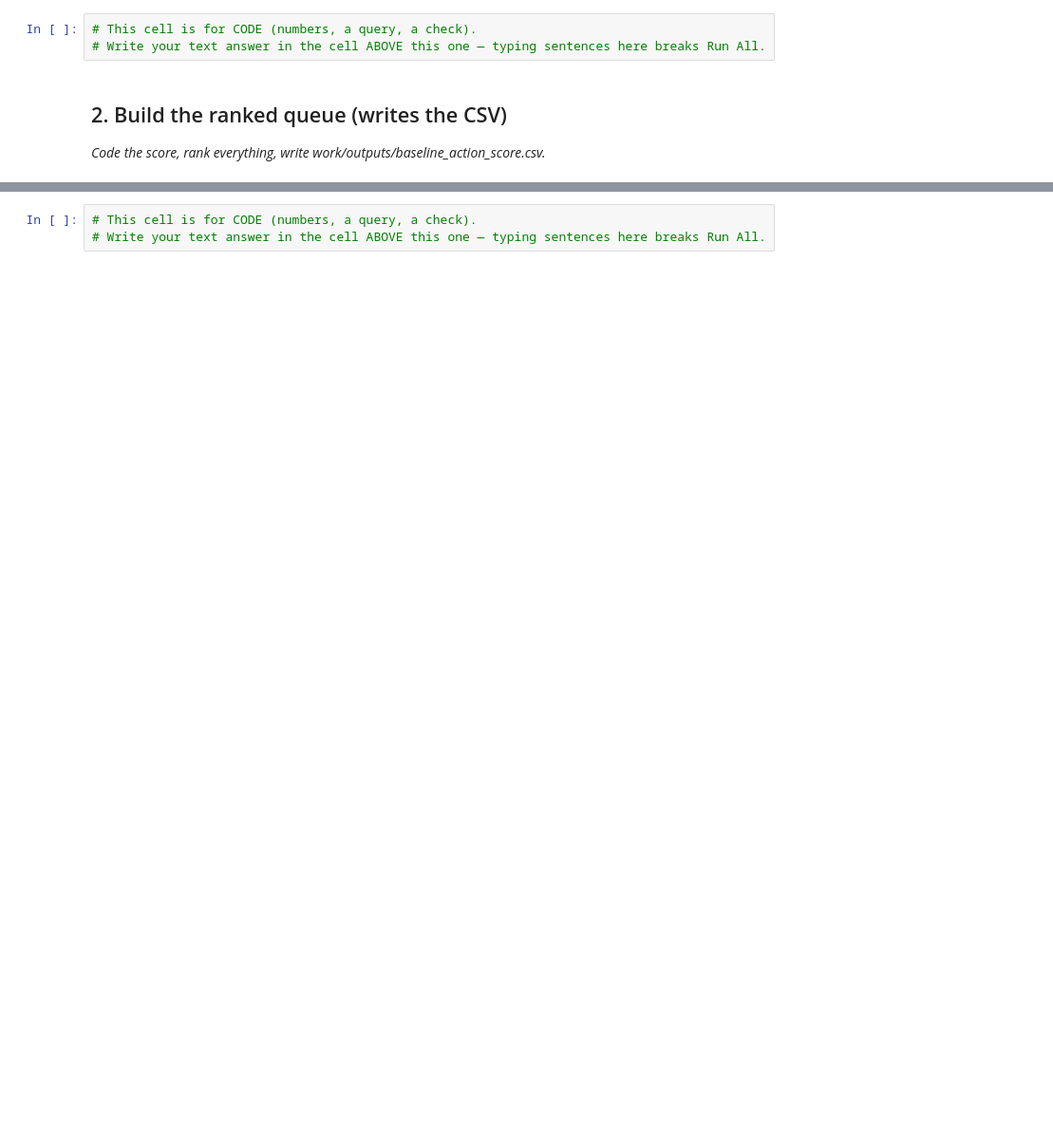
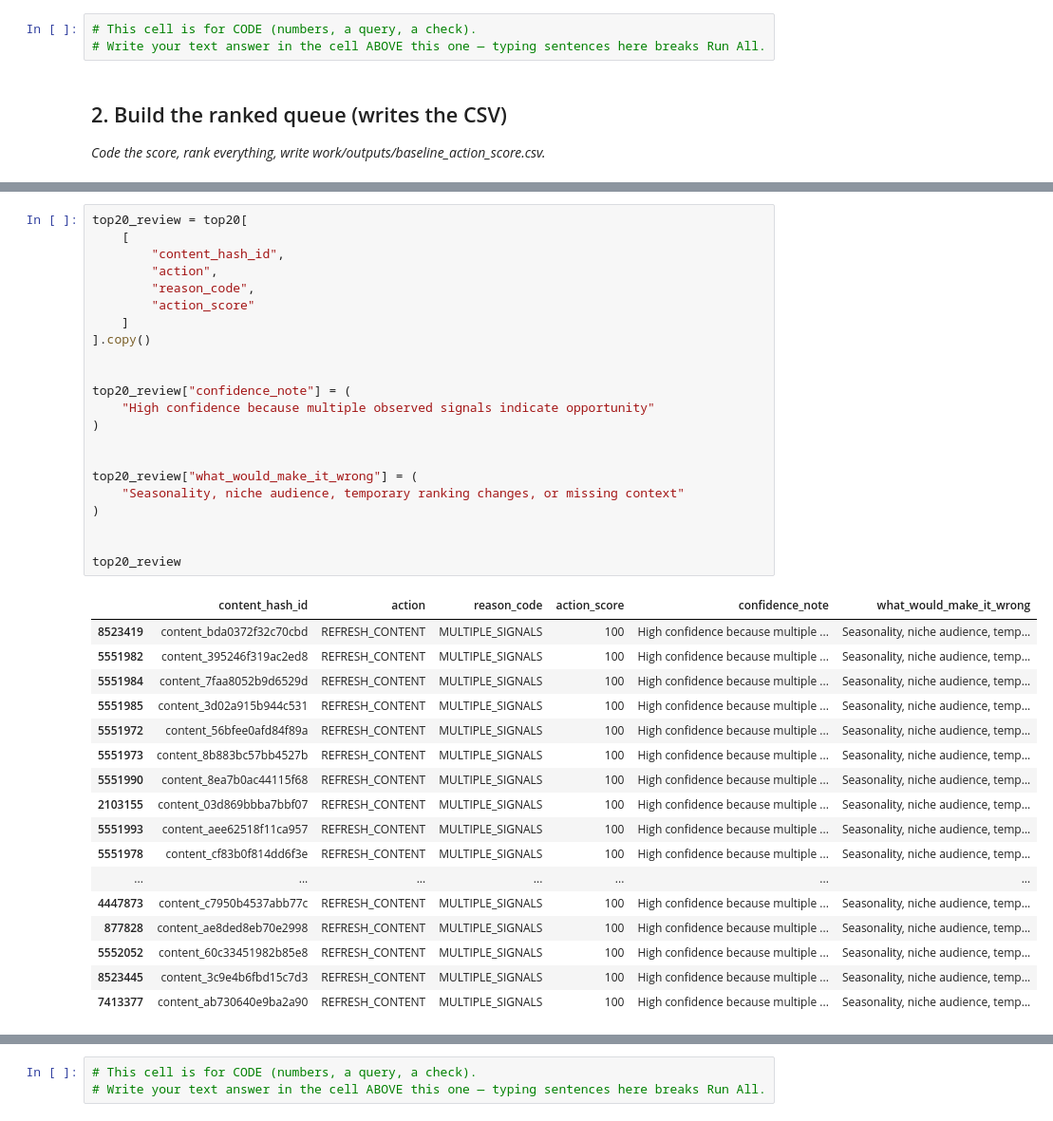
Before and after one commit to pakizahassan/flyrank-ml-internship, a Jupyter notebook: work/notebooks/w04_baseline_score.ipynb, the cells around one changed output, grey strips where cells are left out. Shown at 95% size. Saved outputs shown, nothing was run; the diff lists cells and outputs as text; blank space fills up the shorter version.

```diff
--- a/work/notebooks/w04_baseline_score.ipynb
+++ b/work/notebooks/w04_baseline_score.ipynb
@@ -19,0 +253,40 @@ This skeleton is yours to fill. Work the sections **in order** — each one has
+# %%
+top20_review = top20[
+    [
+        "content_hash_id",
+        "action",
+        "reason_code",
+        "action_score"
+    ]
+].copy()
+
+
+top20_review["confidence_note"] = (
+    "High confidence because multiple observed signals indicate opportunity"
+)
+
+
+top20_review["what_would_make_it_wrong"] = (
+    "Seasonality, niche audience, temporary ranking changes, or missing context"
+)
+
+
+top20_review
+# %% [output]
+|  | content_hash_id | action | reason_code | action_score | confidence_note | what_would_make_it_wrong |
+| 8523419 | content_bda0372f32c70cbd | REFRESH_CONTENT | MULTIPLE_SIGNALS | 100 | High confidence because multiple ... | Seasonality, niche audience, temp... |
+| 5551982 | content_395246f319ac2ed8 | REFRESH_CONTENT | MULTIPLE_SIGNALS | 100 | High confidence because multiple ... | Seasonality, niche audience, temp... |
+| 5551984 | content_7faa8052b9d6529d | REFRESH_CONTENT | MULTIPLE_SIGNALS | 100 | High confidence because multiple ... | Seasonality, niche audience, temp... |
+| 5551985 | content_3d02a915b944c531 | REFRESH_CONTENT | MULTIPLE_SIGNALS | 100 | High confidence because multiple ... | Seasonality, niche audience, temp... |
+| 5551972 | content_56bfee0afd84f89a | REFRESH_CONTENT | MULTIPLE_SIGNALS | 100 | High confidence because multiple ... | Seasonality, niche audience, temp... |
+| 5551973 | content_8b883bc57bb4527b | REFRESH_CONTENT | MULTIPLE_SIGNALS | 100 | High confidence because multiple ... | Seasonality, niche audience, temp... |
+| 5551990 | content_8ea7b0ac44115f68 | REFRESH_CONTENT | MULTIPLE_SIGNALS | 100 | High confidence because multiple ... | Seasonality, niche audience, temp... |
+| 2103155 | content_03d869bbba7bbf07 | REFRESH_CONTENT | MULTIPLE_SIGNALS | 100 | High confidence because multiple ... | Seasonality, niche audience, temp... |
+| 5551993 | content_aee62518f11ca957 | REFRESH_CONTENT | MULTIPLE_SIGNALS | 100 | High confidence because multiple ... | Seasonality, niche audience, temp... |
+| 5551978 | content_cf83b0f814dd6f3e | REFRESH_CONTENT | MULTIPLE_SIGNALS | 100 | High confidence because multiple ... | Seasonality, niche audience, temp... |
+| ... | ... | ... | ... | ... | ... | ... |
+| 4447873 | content_c7950b4537abb77c | REFRESH_CONTENT | MULTIPLE_SIGNALS | 100 | High confidence because multiple ... | Seasonality, niche audience, temp... |
+| 877828 | content_ae8ded8eb70e2998 | REFRESH_CONTENT | MULTIPLE_SIGNALS | 100 | High confidence because multiple ... | Seasonality, niche audience, temp... |
+| 5552052 | content_60c33451982b85e8 | REFRESH_CONTENT | MULTIPLE_SIGNALS | 100 | High confidence because multiple ... | Seasonality, niche audience, temp... |
+| 8523445 | content_3c9e4b6fbd15c7d3 | REFRESH_CONTENT | MULTIPLE_SIGNALS | 100 | High confidence because multiple ... | Seasonality, niche audience, temp... |
+| 7413377 | content_ab730640e9ba2a90 | REFRESH_CONTENT | MULTIPLE_SIGNALS | 100 | High confidence because multiple ... | Seasonality, niche audience, temp... |
```
Also changed, not shown: parts of 17 cells of this notebook.
